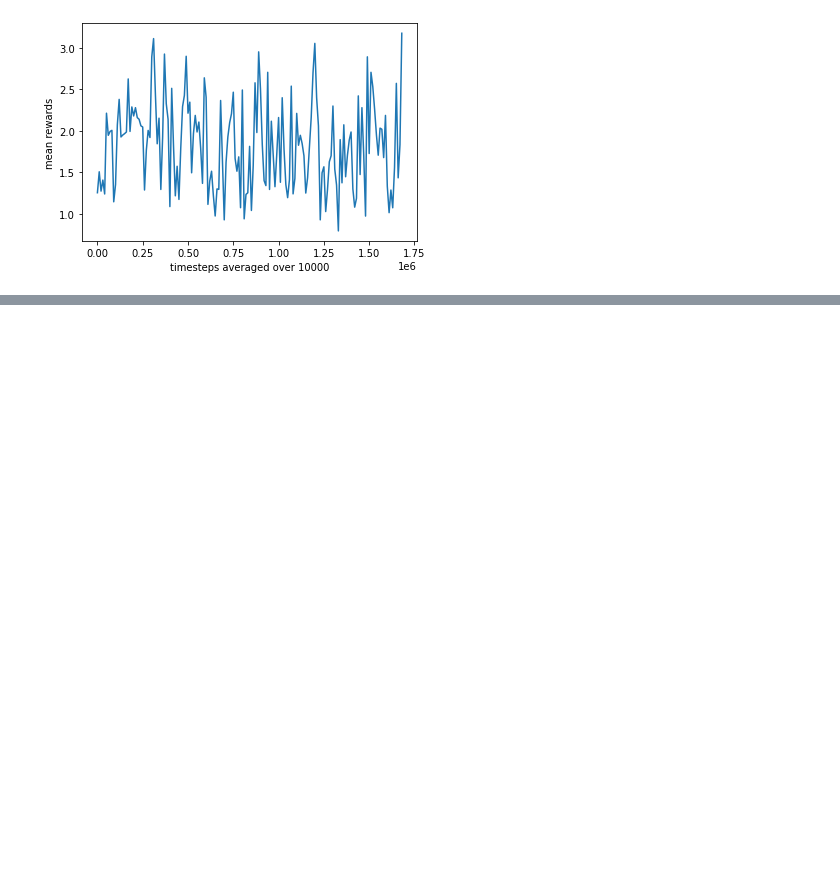
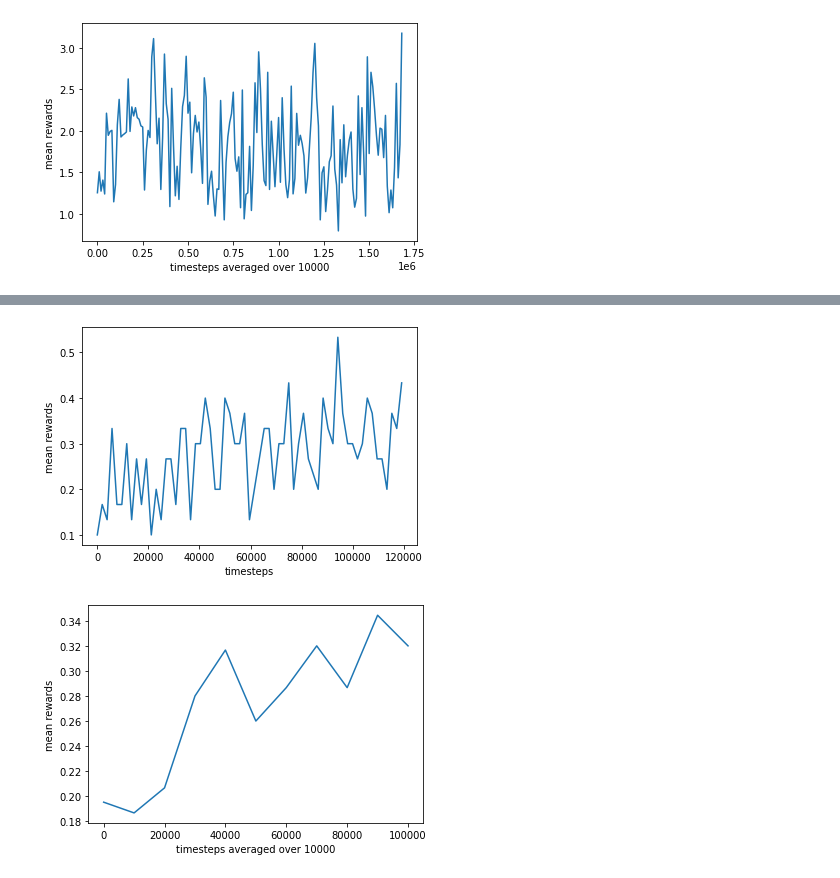
Before and after one commit to gijskoning/Reproducibility_project, a Jupyter notebook: experiments.ipynb, the cells around one changed output, grey strips where cells are left out. Cells and saved outputs as stored; diff of their text form; code cells hidden in the pictures; blank space fills up the shorter version.

```diff
--- a/experiments.ipynb
+++ b/experiments.ipynb
@@ -58,3 +58,8 @@ data/output03-31-2021-20-56-12.txt
 time_elapsed: 4063 seconds or 67 minutes
 [figure]
 [figure]
+# %%
+# Redoing IAM network on Warehouse with IAMBase model this time including the A matrix. But still not sure if correctly implemented.
+# --env-name Warehouse --yaml-file IAM_static --recurrent-policy --num-processes 8 --num-steps 8 --num-mini-batch 1 --log-interval 30 --use-linear-lr-decay --entropy-coef 0.01 --algo ppo --use-gae --lr 2.5e-4 --clip-param 0.1 --value-loss-coef 1 --cuda-deterministic
+plot_data("output03-31-2021-22-39-40.txt")
+# %% [output]
@@ -60,0 +68,2 @@ time_elapsed: 4063 seconds or 67 minutes
+[figure, added]
+[figure, added]
```
Also changed, not shown: parts of 1 cell of this notebook, 3 other files.
